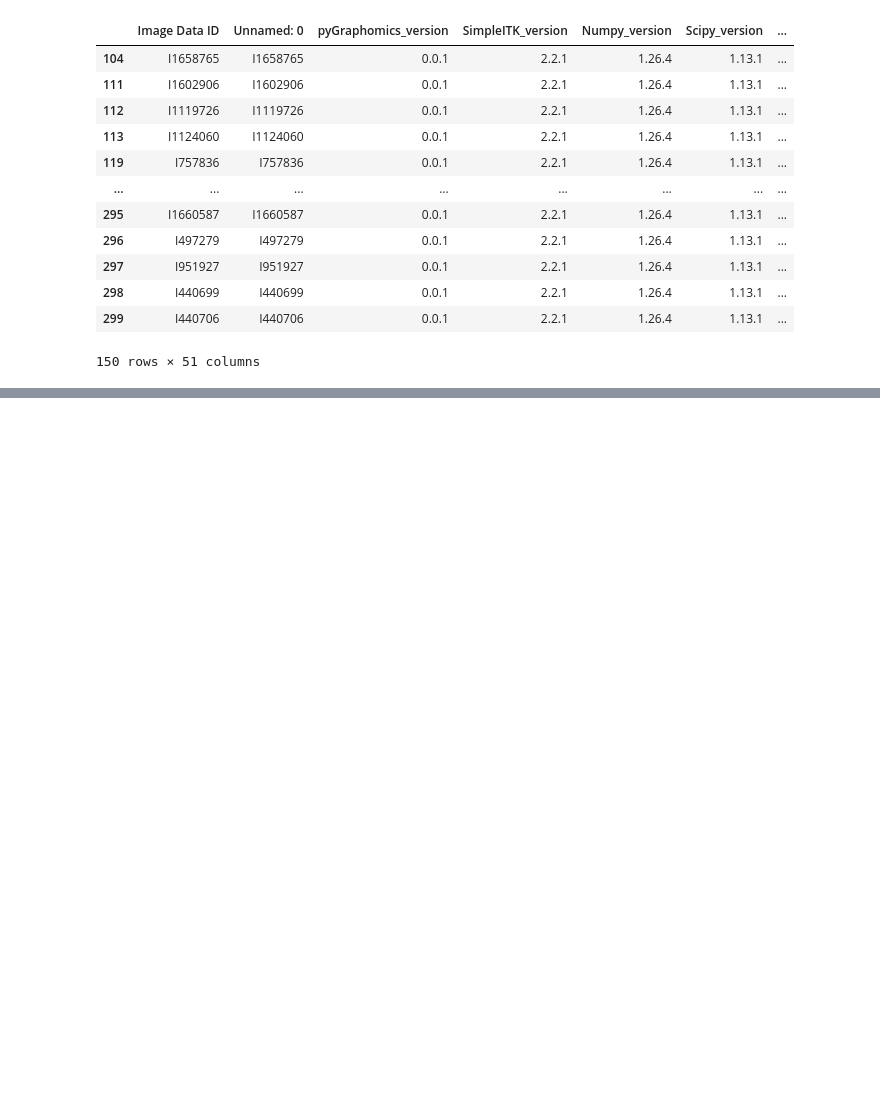
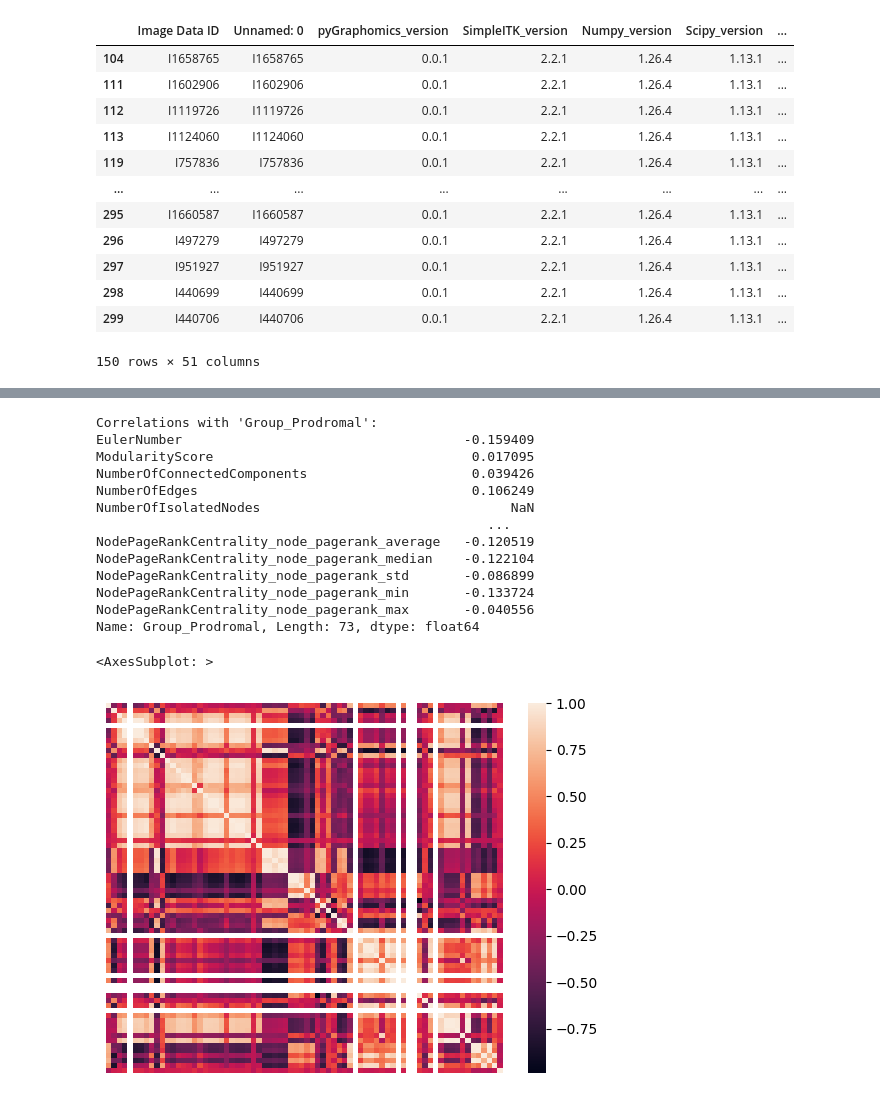
Before and after one commit to DePasquale99/MRI-network, a Jupyter notebook: classification_preprocessing.ipynb, the cells around one changed output, grey strips where cells are left out. Saved outputs shown, nothing was run; the diff lists cells and outputs as text; code cells hidden in the pictures; blank space fills up the shorter version.

```diff
--- a/classification_preprocessing.ipynb
+++ b/classification_preprocessing.ipynb
@@ -118,0 +426,67 @@ Healthy
+# %%
+
+def analyze_correlation(df, target_column):
+    """
+    Analyzes the correlation between all columns in a DataFrame, with a focus on a target column.
+    Categorical columns are one-hot encoded before calculating correlations.
+
+    Parameters:
+    - df: The DataFrame containing the data.
+    - target_column: The name of the column of interest to check correlations against.
+
+    Returns:
+    - A correlation matrix for the entire DataFrame.
+    - A dictionary of correlations between each one-hot-encoded target column (if applicable) and all other columns.
+    """
+    # One-hot encode categorical columns
+    df_encoded = pd.get_dummies(df, drop_first=True)
+
+    # Calculate the full correlation matrix for the encoded DataFrame
+    correlation_matrix = df_encoded.corr()
+    #print("Full Correlation Matrix:")
+    #print(correlation_matrix)
+
+    # Initialize a dictionary to store correlations for each target-related column
+    target_correlations = {}
+
+    # Check if the target column was one-hot encoded
+    target_columns = [col for col in df_encoded.columns if col.startswith(target_column)]
+
+    # If the target column was one-hot encoded, calculate correlation for each resulting column
+    if target_columns:
+        for target_col in target_columns:
+            target_corr = correlation_matrix[target_col].drop(target_columns)
+            target_correlations[target_col] = target_corr
+            print(f"\nCorrelations with '{target_col}':")
+            print(target_corr)
+    else:
+        # If not one-hot encoded, use the target column directly
+        target_corr = correlation_matrix[target_column].drop(target_column)
+        target_correlations[target_column] = target_corr
+        print(f"\nCorrelations with '{target_column}':")
+        print(target_corr)
+
+    return correlation_matrix, target_correlations
+
+
+corr_matrix, group_corr = analyze_correlation(expanded_data, 'Group')
+
+import seaborn
+
+seaborn.heatmap(corr_matrix, yticklabels=False, xticklabels=False)
+# %% [output]
+Correlations with 'Group_Prodromal':
+EulerNumber                                    -0.159409
+ModularityScore                                 0.017095
+NumberOfConnectedComponents                     0.039426
+NumberOfEdges                                   0.106249
+NumberOfIsolatedNodes                                NaN
+                                                  ...
+NodePageRankCentrality_node_pagerank_average   -0.120519
+NodePageRankCentrality_node_pagerank_median    -0.122104
+NodePageRankCentrality_node_pagerank_std       -0.086899
+NodePageRankCentrality_node_pagerank_min       -0.133724
+NodePageRankCentrality_node_pagerank_max       -0.040556
+Name: Group_Prodromal, Length: 73, dtype: float64
+<AxesSubplot: >
+[figure, added]
```
Also changed, not shown: parts of 11 cells of this notebook.
